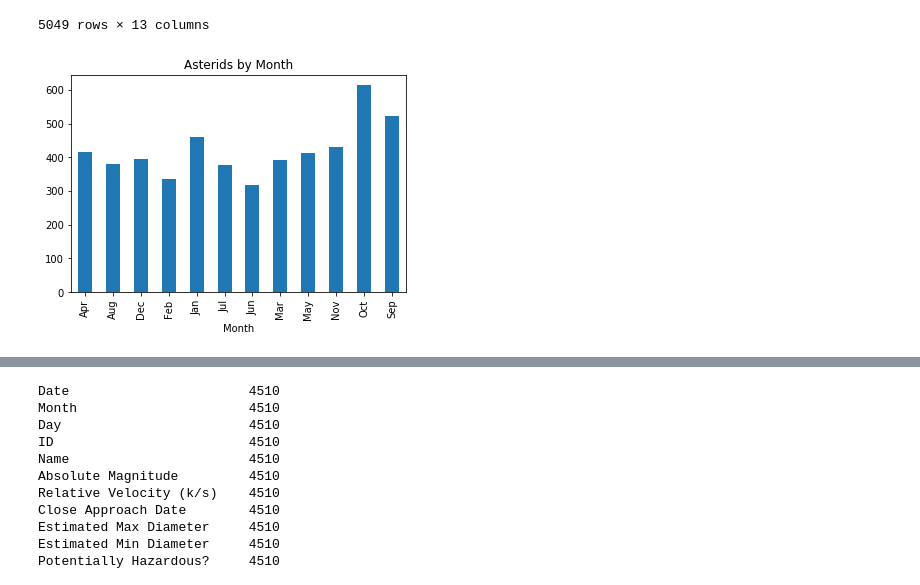
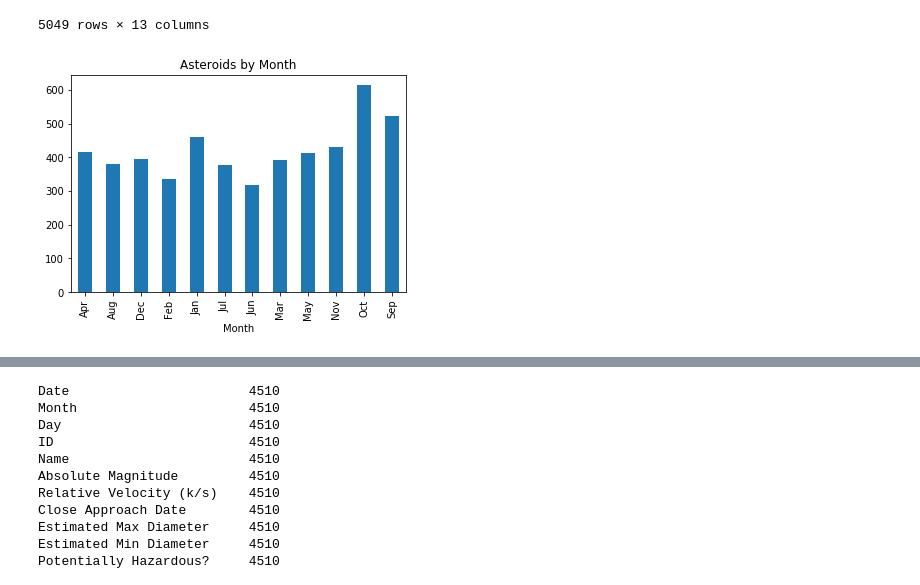
Before and after one commit to AmyAndersson/Datanauts_Project, a Jupyter notebook: DF.ipynb, the cells around one changed output, grey strips where cells are left out. Cells and saved outputs as stored; diff of their text form; code cells hidden in the pictures.

```diff
--- a/DF.ipynb
+++ b/DF.ipynb
@@ -76,9 +81,9 @@ Asteroids_by_ID.head()
 # %%
 Asteroids_Months_all=Asteroids.groupby("Month")
 
 ALL_count_2=Asteroids_Months_all["ID"].nunique()
 
 
-ALLAbyMon=ALL_count_2.plot(kind="bar", title="Asterids by Month")
+ALLAbyMon=ALL_count_2.plot(kind="bar", title="Asteroids by Month")
 # %% [output]
-[figure, old version]
+[figure, new version]
```
Also changed, not shown: parts of 11 cells of this notebook.
